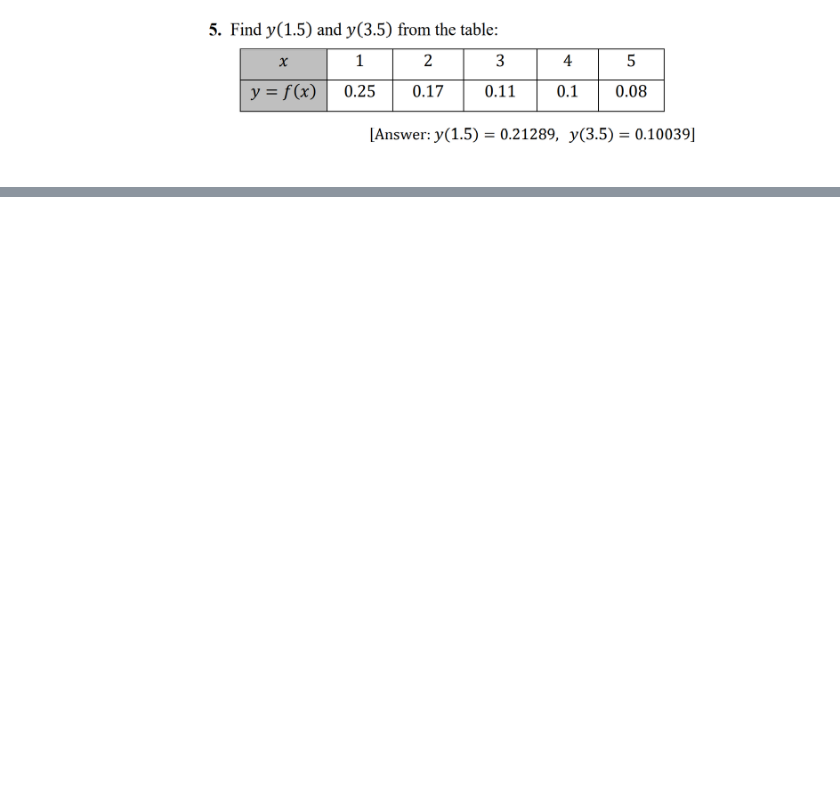
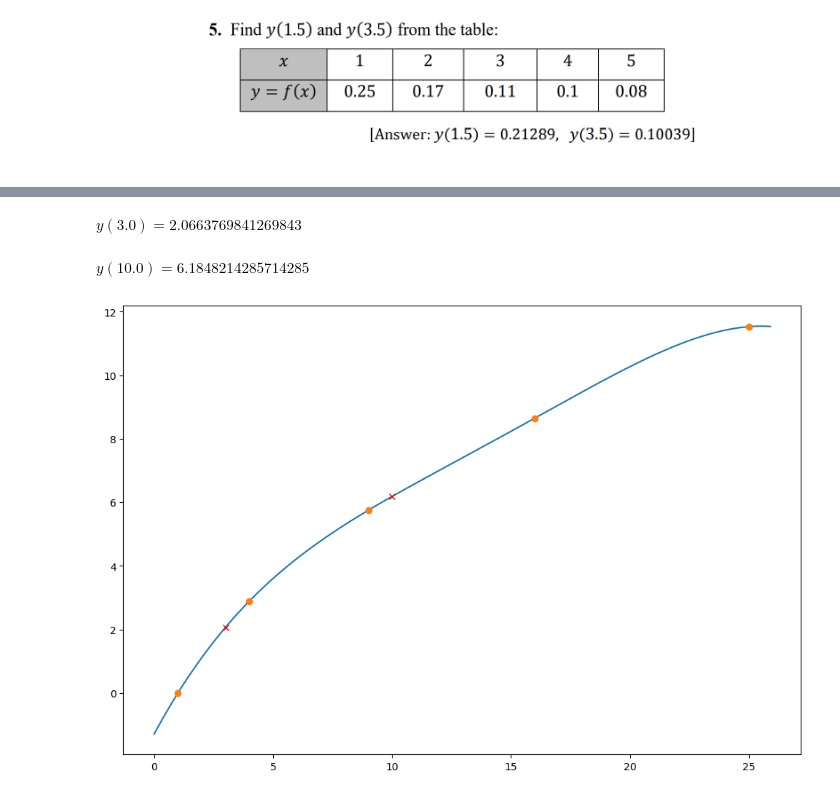
Before and after one commit to Nordiniv/Numerical-Methods, a Jupyter notebook: Nordin.ipynb, the cells around one changed output, grey strips where cells are left out. Saved outputs shown, nothing was run; the diff lists cells and outputs as text; code cells hidden in the pictures; blank space fills up the shorter version.

```diff
--- a/Nordin.ipynb
+++ b/Nordin.ipynb
@@ -247,0 +252,57 @@ $\displaystyle y(1.5) = 0.212891,  \ y(3.5) = 0.100391$
+# %%
+x = [1, 4, 9, 16, 25]
+y = np.array([0, 2.89, 5.75, 8.65, 11.53])
+def divided_diff(x, y):
+    '''
+    function to calculate the divided
+    differences table
+    '''
+    x = np.array(x)
+    y = np.array(y)
+    n = len(y)
+    coef = np.zeros([n, n])
+    # the first column is y
+    coef[:,0] = y
+
+    for j in range(1,n):
+        for i in range(n-j):
+            coef[i][j] = \
+           (coef[i+1][j-1] - coef[i][j-1]) / (x[i+j]-x[i])
+
+    return coef
+
+def newton_poly(coef, x_data, x):
+    '''
+    evaluate the newton polynomial
+    at x
+    '''
+    n = len(x_data) - 1
+    p = coef[n]
+    for k in range(1,n+1):
+        p = coef[n-k] + (x -x_data[n-k])*p
+    return p
+
+def gep(x, y, s, e, x_):
+    x_ = np.array(x_)
+    # get the divided difference coef
+    a_s = divided_diff(x, y)[0, :]
+
+    # evaluate on new data points
+    x_new = np.arange(s, e, .1)
+    y_new = newton_poly(a_s, x, x_new)
+
+    plt.figure(figsize = (12, 8))
+    plt.plot(x_new, y_new);
+    plt.plot(x, y, 'o');
+    y_ = newton_poly(a_s, x, x_)
+    plt.plot(x_, y_, 'rx')
+    for i, j in zip(x_, y_):
+        display(Math(f'y({i:.1f}) = {j}'))
+    return y_
+
+
+y_ = gep(x, y, 0, 26, [3, 10])
+# %% [output]
+$\displaystyle y(3.0) = 2.0663769841269843$
+$\displaystyle y(10.0) = 6.1848214285714285$
+[figure, added]
```
Also changed, not shown: parts of 48 cells of this notebook.
